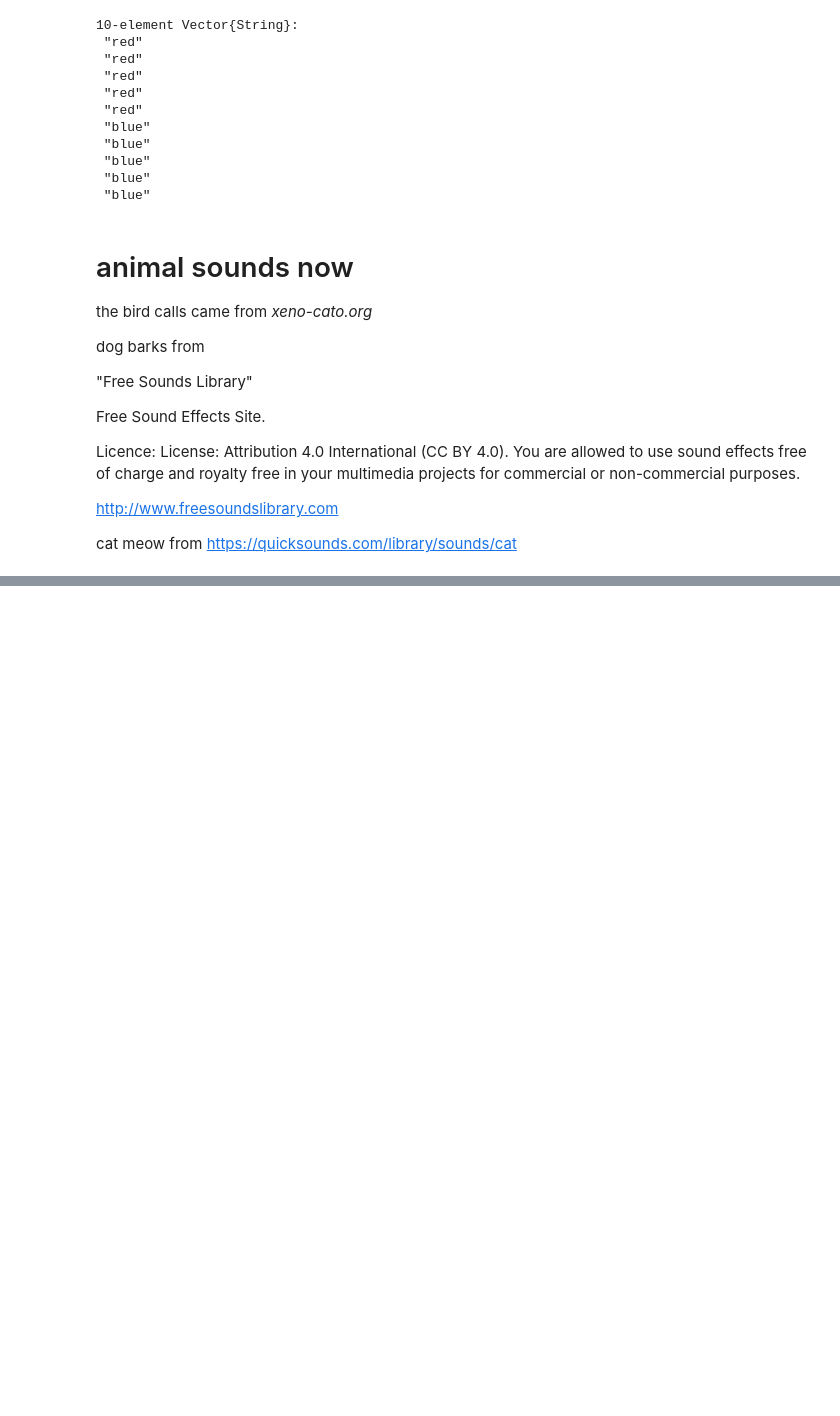
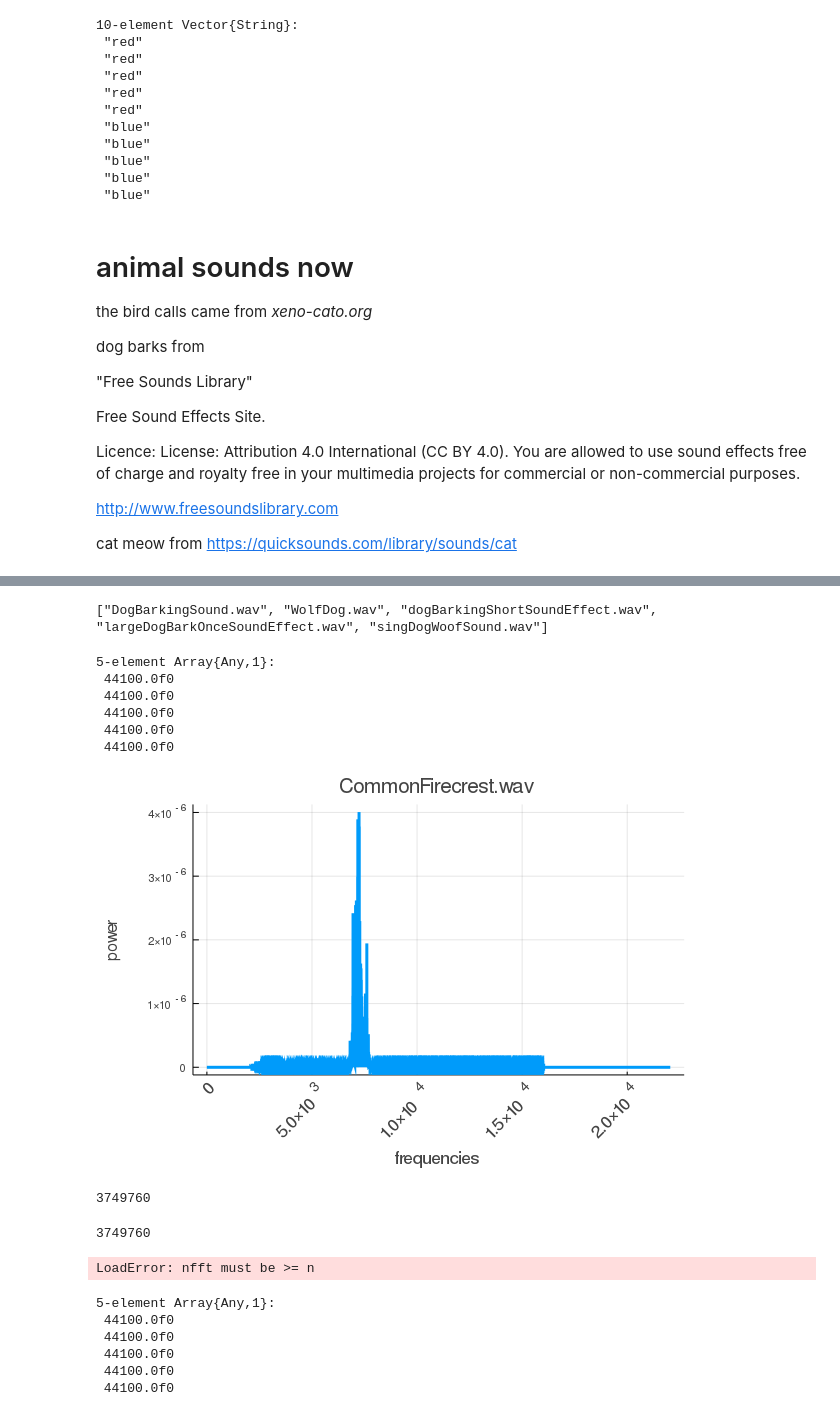
Before and after one commit to mantzaris/JuliaLang_Yeah_Yeah_Yeah, a Jupyter notebook: plottingJL8audioML.ipynb, the cells around one changed output, grey strips where cells are left out. Cells and saved outputs as stored; diff of their text form; code cells hidden in the pictures; blank space fills up the shorter version.

```diff
--- a/plottingJL8audioML.ipynb
+++ b/plottingJL8audioML.ipynb
@@ -396,7 +396,6 @@ cat meow from https://quicksounds.com/library/sounds/cat
 run(`ls`)
 # %%
 relativePath_bird = "./animalSounds/bird/"
-fileWAVs_bird = readdir(relativePath_bird)
-println(size(fileWAVs_bird))
+fileWAVs_bird = readdir(relativePath_bird) |> files -> filter(file -> file[end-3:end] == ".wav" , files)
 println(fileWAVs_bird)
 # %% [output]
@@ -415,0 +409,6 @@ bird_wavs= map(fn->wavread(relativePath_bird*fn), fileWAVs_bird[2:end]);
+# %%
+relativePath_dog = "./animalSounds/dog/"
+fileWAVs_dog = readdir(relativePath_dog) |> files -> filter(file -> file[end-3:end] == ".wav" , files)
+println(fileWAVs_dog)
+# %% [output]
+["DogBarkingSound.wav", "WolfDog.wav", "dogBarkingShortSoundEffect.wav", "largeDogBarkOnceSoundEffect.wav", "singDogWoofSound.wav"]
@@ -415,0 +442,44 @@ bird_wavs= map(fn->wavread(relativePath_bird*fn), fileWAVs_bird[2:end]);
+# %%
+Fs_dog
+# %% [output]
+5-element Array{Any,1}:
+ 44100.0f0
+ 44100.0f0
+ 44100.0f0
+ 44100.0f0
+ 44100.0f0
+# %%
+ss_ind = 2
+prdgrm = DSP.Periodograms.periodogram(bird_signals[ss_ind], fs=Int(Fs_bird[ss_ind]), window=DSP.Windows.hamming)
+p = plot(prdgrm.freq,prdgrm.power,legend=false,linewidth=3,xrotation=45,
+        xlabel="frequencies",xguidefontsize=12,xtickfontsize=12,ylabel="power",title=fileWAVs_bird[ss_ind])
+display("image/png", p)
+# %% [output]
+[figure, added]
+# %%
+length_max = map(ind -> length(bird_signals[ind]),1:length(bird_signals)) |> lengths->maximum(lengths)
+length_max
+# %% [output]
+3749760
+# %%
+length_max_b = map(ind -> length(bird_signals[ind]),1:length(bird_signals)) |> lengths->maximum(lengths)
+
+length_max_c = map(ind -> length(cat_signals[ind]),1:length(cat_signals)) |> lengths->maximum(lengths)
+length_max = maximum([length_max_b,length_max_c])
+# %% [output]
+3749760
+# %%
+bird_powers = map(ss_ind->DSP.Periodograms.periodogram(bird_signals[ss_ind],fs=Fs_bird[1],nfft=length_max, window=DSP.Windows.hamming),1:length(Fs_bird)) |>
+                    periodograms -> map(periodogram -> periodogram.power,periodograms)
+bird_powers_cols = reduce(hcat,bird_powers[2:end],init=bird_powers[1])
+# %% [output]
+LoadError: nfft must be >= n
+# %%
+Fs_cat
+# %% [output]
+5-element Array{Any,1}:
+ 44100.0f0
+ 44100.0f0
+ 44100.0f0
+ 44100.0f0
+ 44100.0f0
```
Also changed, not shown: parts of 10 cells of this notebook, 15 other files.
